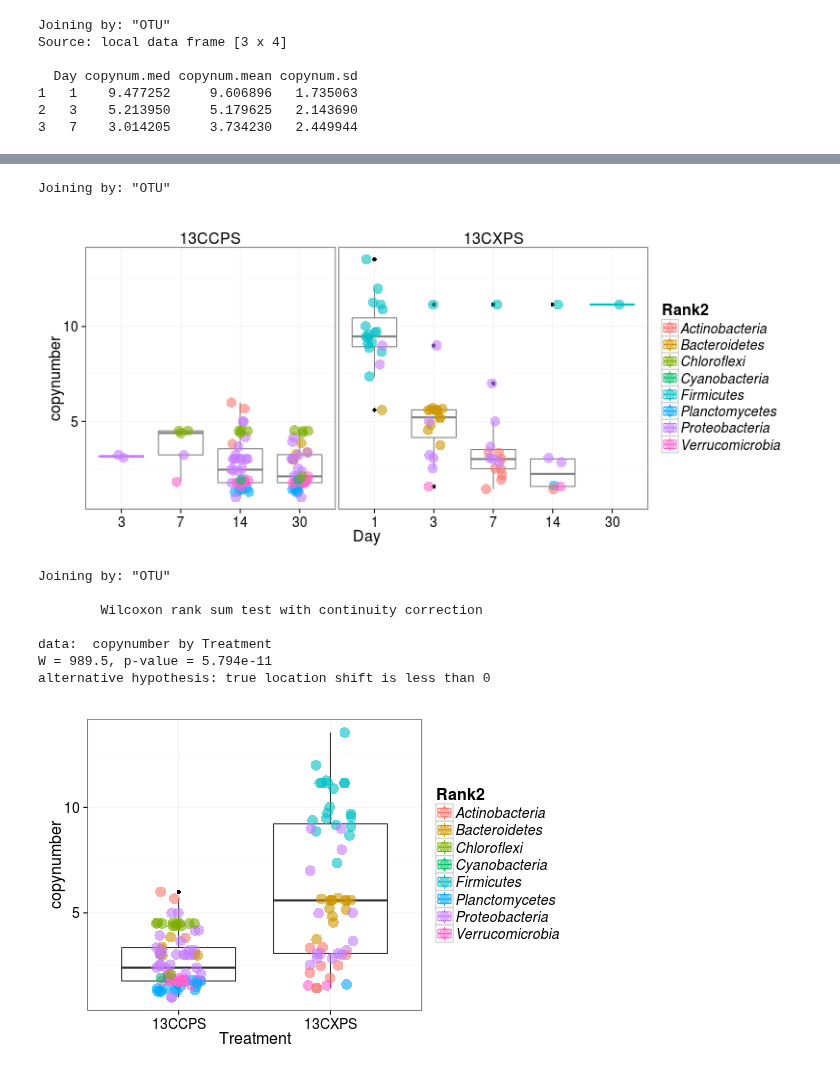
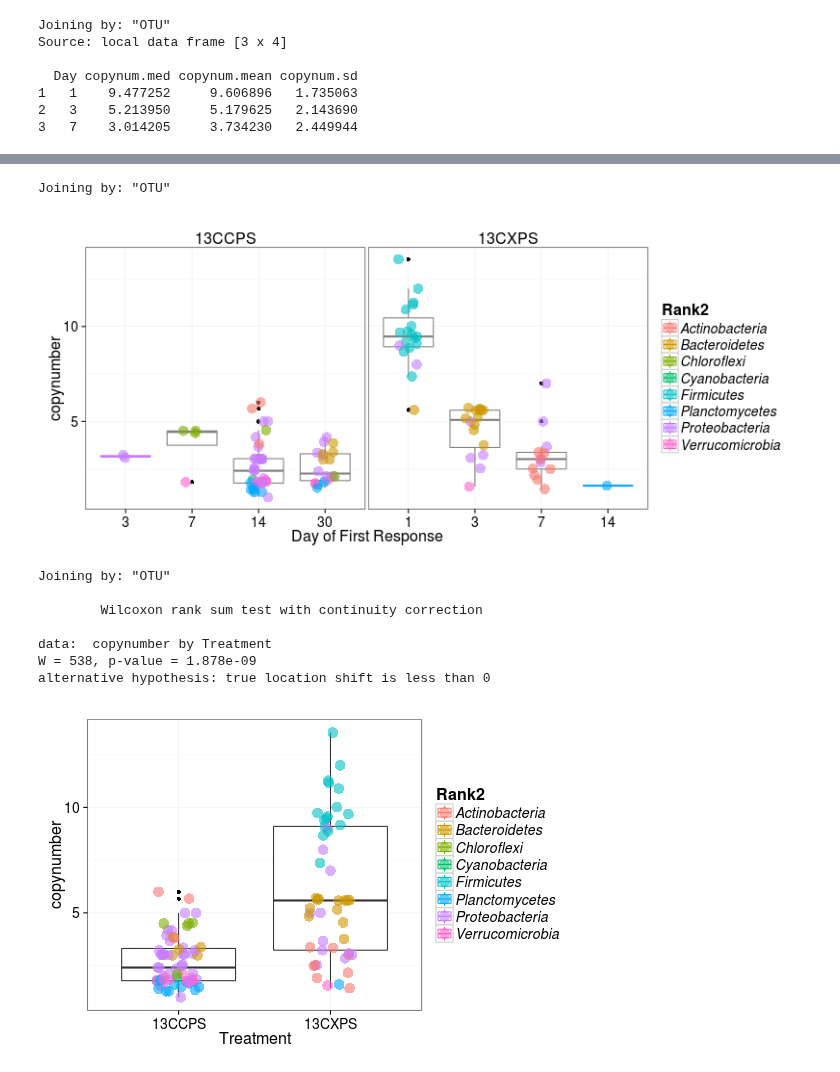
Before and after one commit to chuckpr/CSIP_succession_data_analysis, a Jupyter notebook: figures_and_stats/copy_number.ipynb, the cells around one changed output, grey strips where cells are left out. Drawn from its saved outputs; the diff is of its cells as text; code cells hidden in the pictures.

```diff
--- a/figures_and_stats/copy_number.ipynb
+++ b/figures_and_stats/copy_number.ipynb
@@ -187,37 +197,47 @@ Residuals   83 117.96   1.421
 # %%
 %%R -w 800 -h 350
 FDR = 0.10
 
-d = left_join(l2fc.df, copynum.df) %>% filter(padj <= FDR, Day %in% c(1, 3, 7, 14, 30))
+d = l2fc.df %>%
+    filter(padj <= FDR) %>%
+    group_by(OTU, Treatment, Rank2) %>%
+    summarize(Day = min(Day))
+
+d = left_join(d, copynum.df)
 
 p = ggplot(d, aes(x = factor(Day), y = copynumber, color = Rank2))
 
 p = p + facet_grid(.~Treatment, scales = "free_x", space = "free_x")
 
 p = p + geom_boxplot(aes(group = Day))
 
 p = p + geom_point(size = 5, alpha = 0.60, position = position_jitter(w = 0.15))
 
 p = p + theme_bw()
 
 p = p + theme(axis.text = element_text(size = 14),
               axis.title = element_text(size = 16),
               legend.title = element_text(size = 16),
               legend.text = element_text(size = 14, face = "italic"),
               strip.text = element_text(size = 16),
               strip.background = element_blank())
 
-p = p + labs(x = "Day")
+p = p + labs(x = "Day of First Response")
 
 p
 # %% [output]
 Joining by: "OTU"
-[figure, old version]
+[figure, new version]
 # %%
 %%R -w 550 -h 350
 FDR = 0.10
 
-d = left_join(l2fc.df, copynum.df) %>% filter(padj <= FDR)
+d = l2fc.df %>%
+    filter(padj <= FDR) %>%
+    group_by(OTU, Treatment, Rank2) %>%
+    summarize(Day = min(Day))
+
+d = left_join(d, copynum.df)
 
 p = ggplot(d, aes(x = Treatment, y = copynumber, color = Rank2))
 
@@ -241,6 +261,6 @@ Joining by: "OTU"
         Wilcoxon rank sum test with continuity correction
 
 data:  copynumber by Treatment
-W = 989.5, p-value = 5.794e-11
+W = 538, p-value = 1.878e-09
 alternative hypothesis: true location shift is less than 0
-[figure, old version]
+[figure, new version]
```
Also changed, not shown: parts of 2 cells of this notebook.
